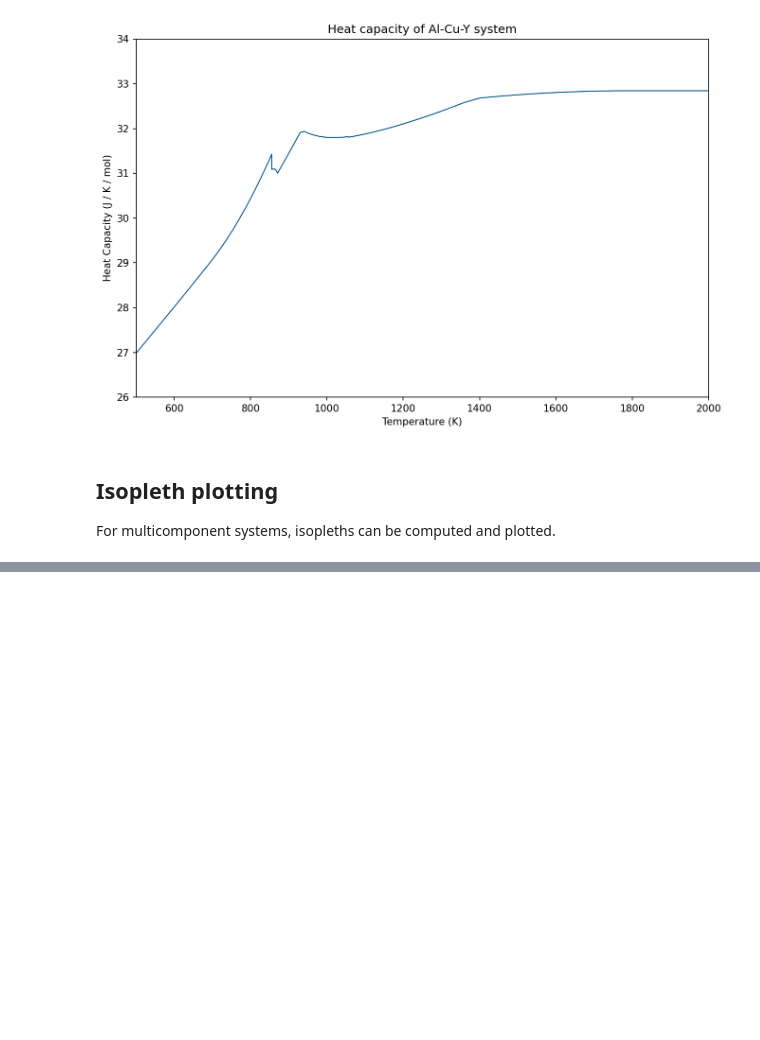
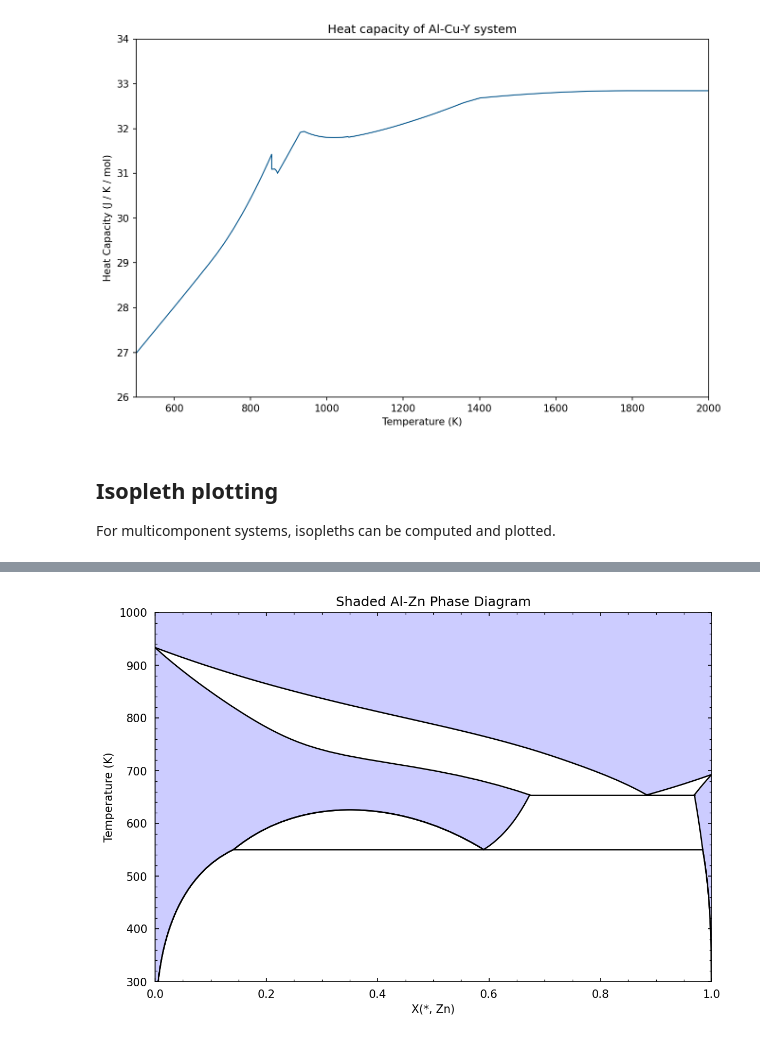
Before and after one commit to pycalphad/pycalphad, a Jupyter notebook: examples/MappingExamples.ipynb, the cells around one changed output, grey strips where cells are left out. Drawn from its saved outputs; the diff is of its cells as text; code cells hidden in the pictures; blank space fills up the shorter version.

Commit message:
added example for custom mapping plotting

```diff
--- a/examples/MappingExamples.ipynb
+++ b/examples/MappingExamples.ipynb
@@ -119,0 +124,50 @@ fig.show()
+# %%
+import numpy as np
+from pycalphad.mapping.plotting import get_label
+
+def plot_shaded_binary(strategy: BinaryStrategy, ax, single_phase_color = (0.8, 0.8, 1.0), two_phase_color = (1.0, 1.0, 1.0)):
+    # Assume x is composition and y is temperature or pressure
+    x = [var for var in strategy.axis_vars if var not in [v.N, v.P, v.T]][0]
+    y = [var for var in strategy.axis_vars if var in [v.N, v.P, v.T]][0]
+
+    # Anything that the tielines or invariants do not cover is single phase, so we can plot the entire region with the single phase color and add on top of it
+    ax.fill_between(strategy.axis_lims[x], [strategy.axis_lims[y][0], strategy.axis_lims[y][0]], [strategy.axis_lims[y][1], strategy.axis_lims[y][1]], color=single_phase_color)
+
+    # Plot invariant data. These are lines in a binary phase diagram, so we just have to plot as such
+    inv_data = strategy.get_invariant_data(x, y)
+    for inv in inv_data:
+        ax.plot(inv.x, inv.y, color='k', linewidth=1.25, linestyle='-')
+
+    # Plot tieline data. Each tieline has x,y for both phases, so we plot those as lines, then fill in between
+    tie_data = strategy.get_tieline_data(x, y)
+    for tie in tie_data:
+        for ph, xp, yp in zip(tie.phases, tie.x, tie.y):
+            ax.plot(xp, yp, color='k', linewidth=1.25, linestyle='-')
+        ax.fill_betweenx(tie.y[0], tie.x[0], tie.x[1], color=two_phase_color)
+
+    # Axis labels and limits
+    ax.set_xlabel(get_label(x))
+    ax.set_xlim(strategy.axis_lims[x])
+    ax.set_ylabel(get_label(y))
+    ax.set_ylim(strategy.axis_lims[y])
+
+    # Add major and minor axis ticks on inside of plot
+    ax.minorticks_on()
+    ax.tick_params(axis='both', which='minor', direction='in', bottom=True, top=True, left=True, right=True, pad=7)
+    ax.tick_params(axis='both', which='major', direction='in', bottom=True, top=True, left=True, right=True, pad=7)
+
+dbf = Database('alzn_mey.tdb')
+comps = ['AL', 'ZN', 'VA']
+conds = {v.N: 1, v.P:101325, v.T: (300, 1000, 10), v.X('ZN'):(0, 1, 0.02)}
+
+# Phases will be automatically filtered with components if no phases are passed
+binary = BinaryStrategy(dbf, comps, phases=None, conditions=conds)
+binary.do_map()
+fig, ax = plt.subplots()
+plot_shaded_binary(binary, ax)
+ax.set_title("Shaded Al-Zn Phase Diagram")
+fig.set_size_inches(9, 6)
+fig.set_dpi(150)
+fig.show()
+# %% [output]
+[figure, added]
```
Also changed, not shown: parts of 4 cells of this notebook.
